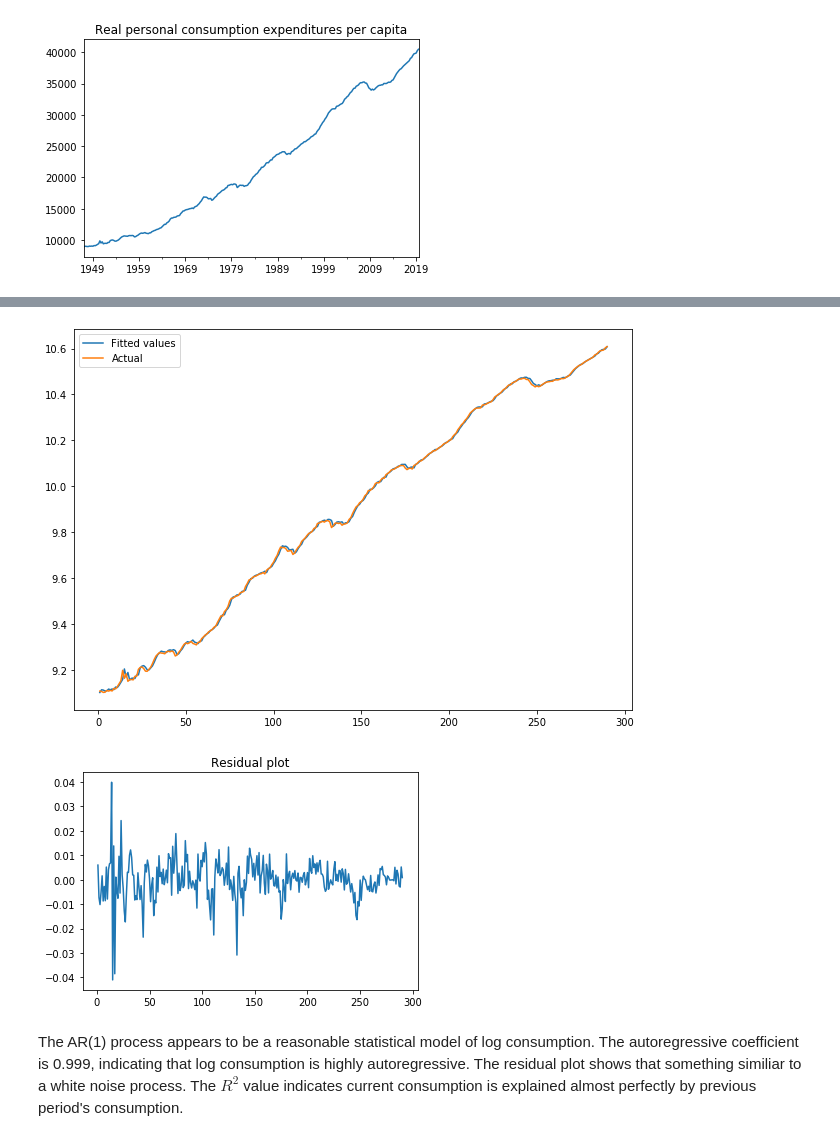
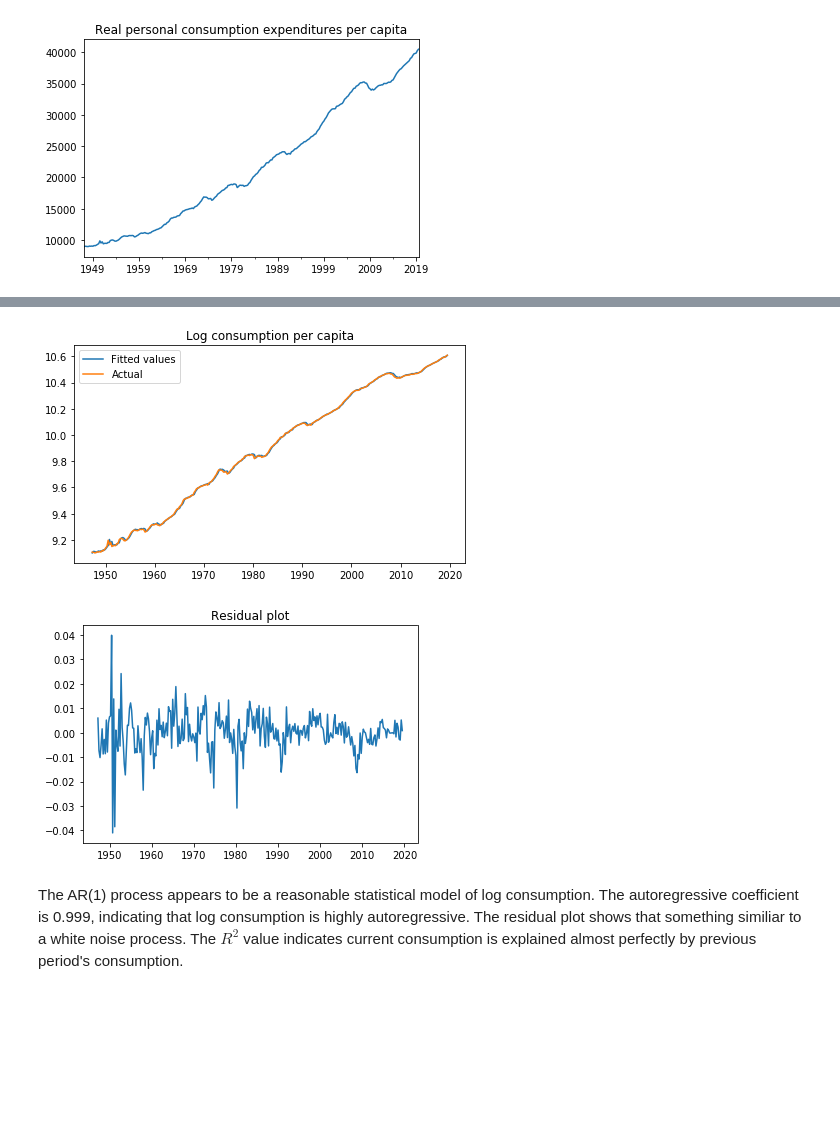
Before and after one commit to fagan2888/ECON202A, a Jupyter notebook: Assignment/problemset.ipynb, the cells around one changed output, grey strips where cells are left out. Cells and saved outputs as stored; diff of their text form; code cells hidden in the pictures; blank space fills up the shorter version.

```diff
--- a/Assignment/problemset.ipynb
+++ b/Assignment/problemset.ipynb
@@ -87,19 +87,20 @@ Covariance Type:            nonrobust
 Warnings:
 [1] Standard Errors assume that the covariance matrix of the errors is correctly specified.
 # %%
-fig, ax = plt.subplots(figsize=(10, 7))
-ax.plot(data.index, results.fittedvalues, label='Fitted values')
-ax.plot(data.y, label='Actual')
+fig, ax = plt.subplots(figsize=(7, 4))
+ax.plot(c.index[1:], results.fittedvalues, label='Fitted values')
+ax.plot(c.index[1:], data.y, label='Actual')
+plt.title('Log consumption per capita')
 plt.legend()
 plt.show()
 # %% [output]
-[figure, old version]
+[figure, new version]
 # %%
-plt.plot(results.resid.index, results.resid)
+plt.plot(c.index[1:], results.resid)
 plt.title('Residual plot')
 plt.show()
 # %% [output]
-[figure, old version]
+[figure, new version]
 # %% [markdown]
 The AR(1) process appears to be a reasonable statistical model of log consumption. The autoregressive coefficient is 0.999, indicating that log consumption is highly autoregressive. The residual plot shows that something similiar to a white noise process. The $R^2$ value indicates current consumption is explained almost perfectly by previous period's consumption.
 # %% [markdown]
```
Also changed, not shown: parts of 2 cells of this notebook.
